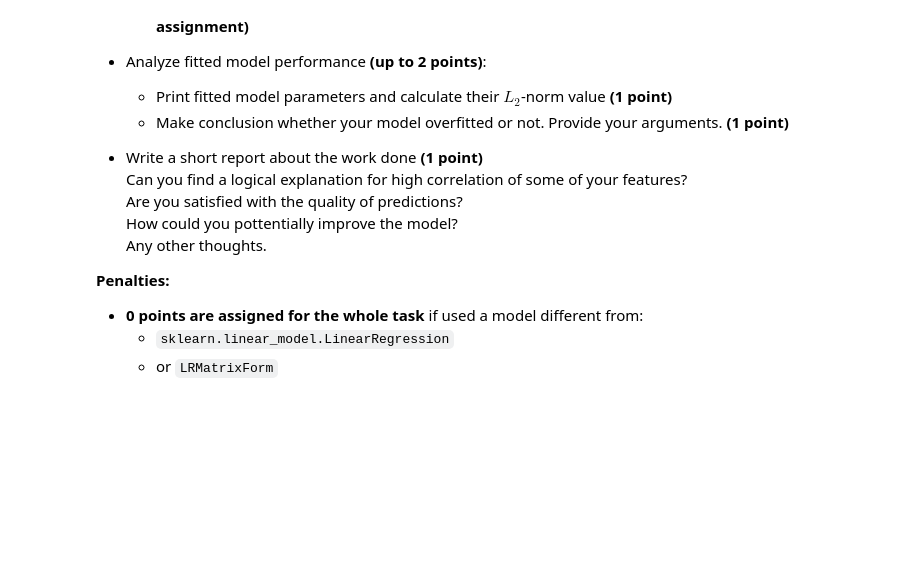
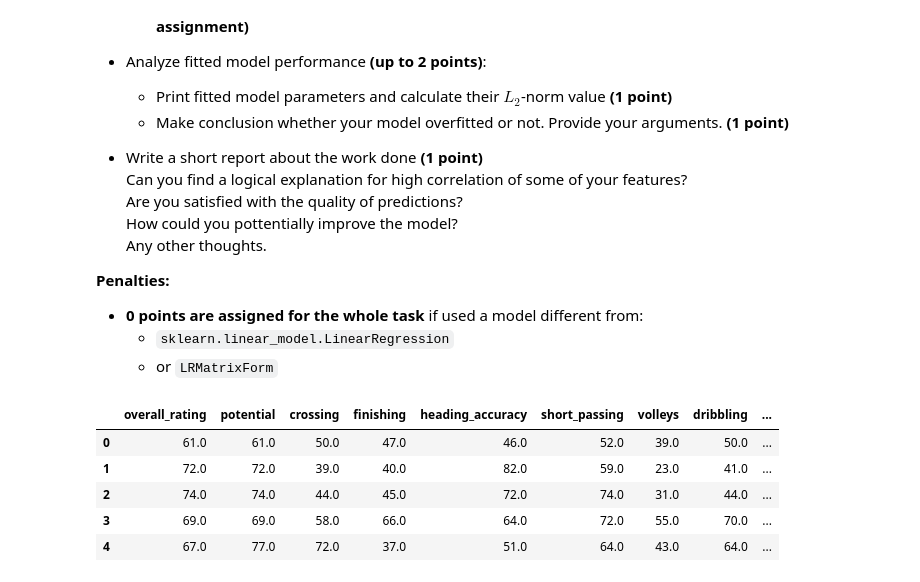
Before and after one commit to Feosen/ml-intro-2022-3, a Jupyter notebook: notebooks/linear_regression.ipynb, the cells around one changed output. Saved outputs shown, nothing was run; the diff lists cells and outputs as text; code cells hidden in the pictures; blank space fills up the shorter version.

```diff
--- a/notebooks/linear_regression.ipynb
+++ b/notebooks/linear_regression.ipynb
@@ -1334,3 +1608,15 @@ Steps you need to follow:
 - **0 points are assigned for the whole task** if used a model different from:
     - `sklearn.linear_model.LinearRegression`
     - or `LRMatrixForm`
+# %%
+ix_split = int(0.7 * df.shape[0])
+df_train_1 = df.iloc[:ix_split].copy()
+df_test_1 = df.iloc[ix_split:].copy()
+df_train_1.head()
+# %% [output]
+|  | overall_rating | potential | crossing | finishing | heading_accuracy | short_passing | volleys | dribbling | ... |
+| 0 | 61.0 | 61.0 | 50.0 | 47.0 | 46.0 | 52.0 | 39.0 | 50.0 | ... |
+| 1 | 72.0 | 72.0 | 39.0 | 40.0 | 82.0 | 59.0 | 23.0 | 41.0 | ... |
+| 2 | 74.0 | 74.0 | 44.0 | 45.0 | 72.0 | 74.0 | 31.0 | 44.0 | ... |
+| 3 | 69.0 | 69.0 | 58.0 | 66.0 | 64.0 | 72.0 | 55.0 | 70.0 | ... |
+| 4 | 67.0 | 77.0 | 72.0 | 37.0 | 51.0 | 64.0 | 43.0 | 64.0 | ... |
```
Also changed, not shown: parts of 71 cells of this notebook.
